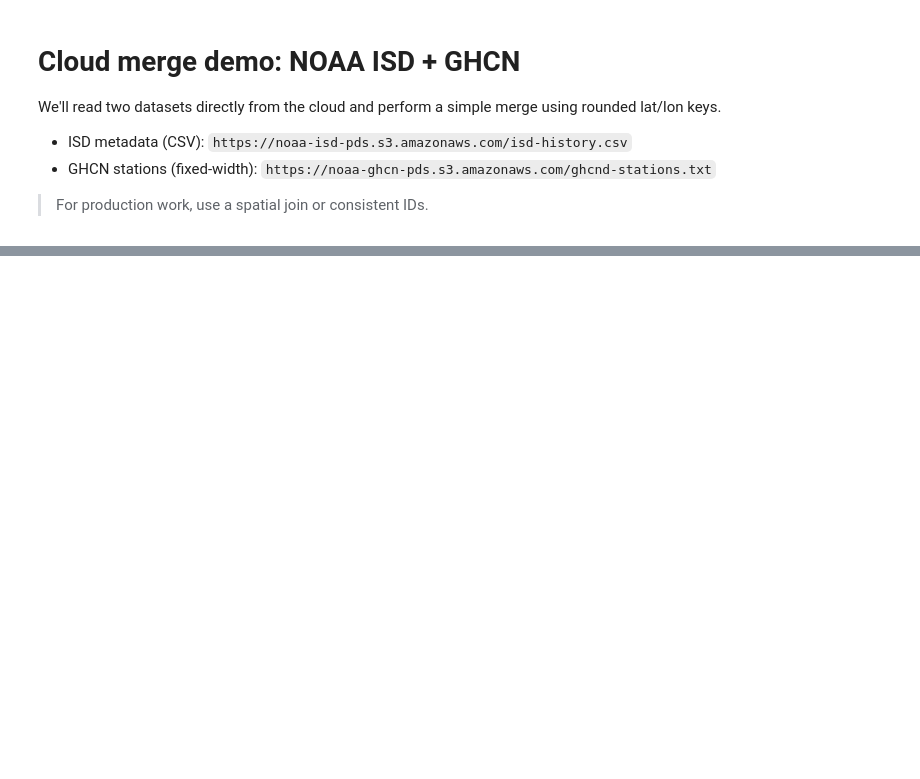
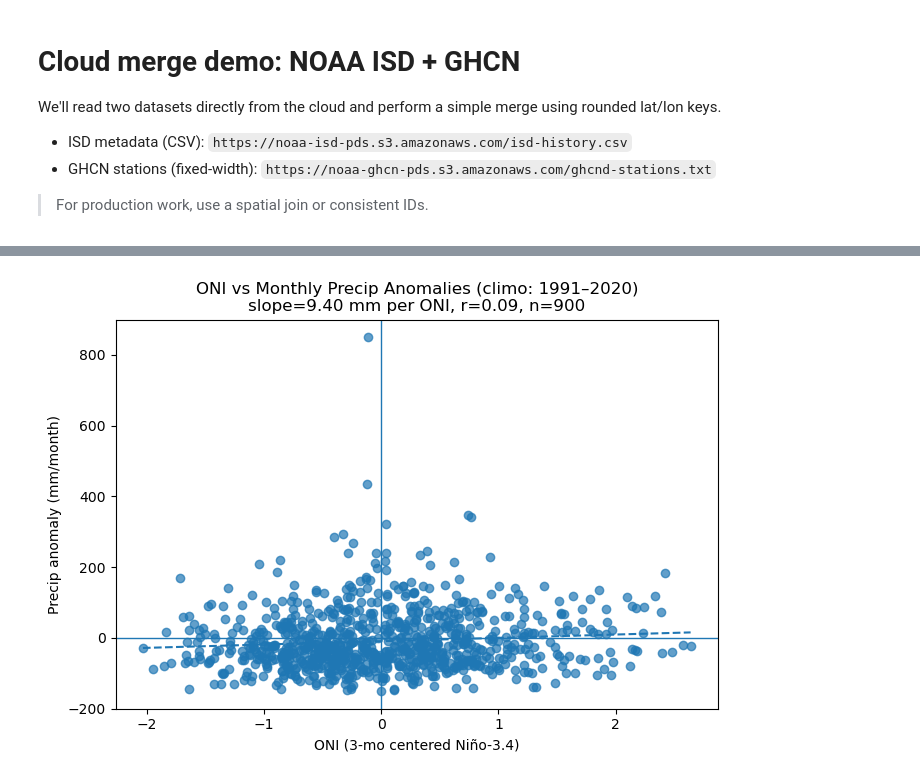
Before and after one commit to zdaq12/ATMS-523-Module-4-CheckIn, a Jupyter notebook: notebooks/merge_demo.ipynb, the cells around one changed output, grey strips where cells are left out. Saved outputs shown, nothing was run; the diff lists cells and outputs as text; code cells hidden in the pictures; blank space fills up the shorter version.

```diff
--- a/notebooks/merge_demo.ipynb
+++ b/notebooks/merge_demo.ipynb
@@ -26,0 +154,60 @@ outer.attrs['merge_info'], outer['_merge'].value_counts().to_frame('count')
+# %%
+import pandas as pd
+import numpy as np
+import matplotlib.pyplot as plt
+
+# Assumes `monthly` has columns: ['month'(Period[M]), 'prcp_mm_month', 'oni']
+if "monthly" not in globals():
+    raise NameError("Need DataFrame `monthly` with columns ['month','prcp_mm_month','oni'].")
+
+m = monthly.copy()
+
+# Choose climatology base: 1991–2020 if covered, else use full record
+base_start, base_end = pd.Period("1991-01"), pd.Period("2020-12")
+if (m["month"].min() <= base_start) and (m["month"].max() >= base_end):
+    base = m[(m["month"] >= base_start) & (m["month"] <= base_end)].copy()
+    base_tag = "1991–2020"
+else:
+    base = m.copy()
+    base_tag = "full period"
+
+# Calendar-month climatology of monthly precip
+m["moy"] = m["month"].dt.month
+base["moy"] = base["month"].dt.month
+clim = base.groupby("moy")["prcp_mm_month"].mean()
+
+# Precip anomalies (mm/month)
+m["prcp_anom"] = m["prcp_mm_month"] - m["moy"].map(clim)
+
+# Drop rows without ONI or anomalies
+plotdf = m.dropna(subset=["oni", "prcp_anom"]).copy()
+
+# Linear fit (least squares)
+x = plotdf["oni"].values
+y = plotdf["prcp_anom"].values
+if len(plotdf) < 3:
+    raise ValueError("Not enough data after cleaning to plot/fill a regression.")
+slope, intercept = np.polyfit(x, y, 1)
+yfit = slope * x + intercept
+
+# Pearson correlation
+r = np.corrcoef(x, y)[0, 1]
+
+# Scatter + regression line
+fig, ax = plt.subplots(figsize=(7,5))
+ax.scatter(x, y, alpha=0.7)
+# sort by x for a nice line
+ordr = np.argsort(x)
+ax.plot(x[ordr], yfit[ordr], linestyle="--")
+ax.axhline(0, linewidth=1)
+ax.axvline(0, linewidth=1)
+
+ax.set_xlabel("ONI (3-mo centered Niño-3.4)")
+ax.set_ylabel("Precip anomaly (mm/month)")
+ax.set_title(f"ONI vs Monthly Precip Anomalies (climo: {base_tag})\n"
+             f"slope={slope:.2f} mm per ONI, r={r:.2f}, n={len(plotdf)}")
+
+plt.tight_layout()
+plt.show()
+# %% [output]
+[figure, added]
```
Also changed, not shown: parts of 5 cells of this notebook.
